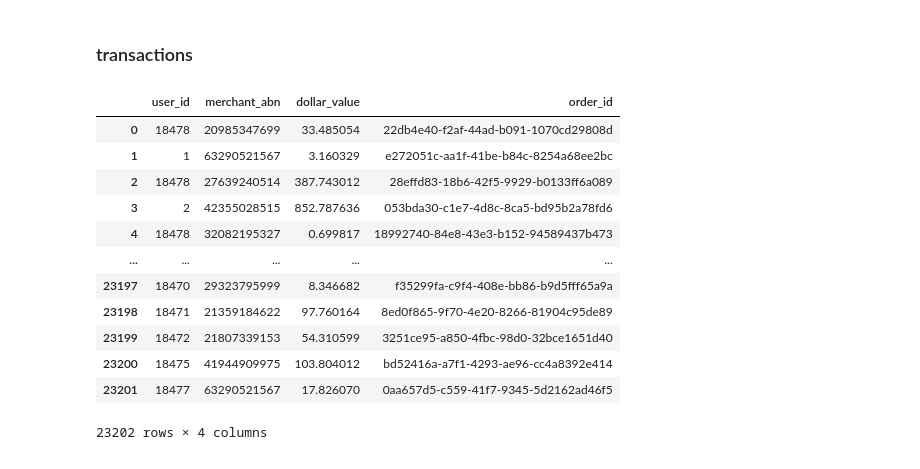
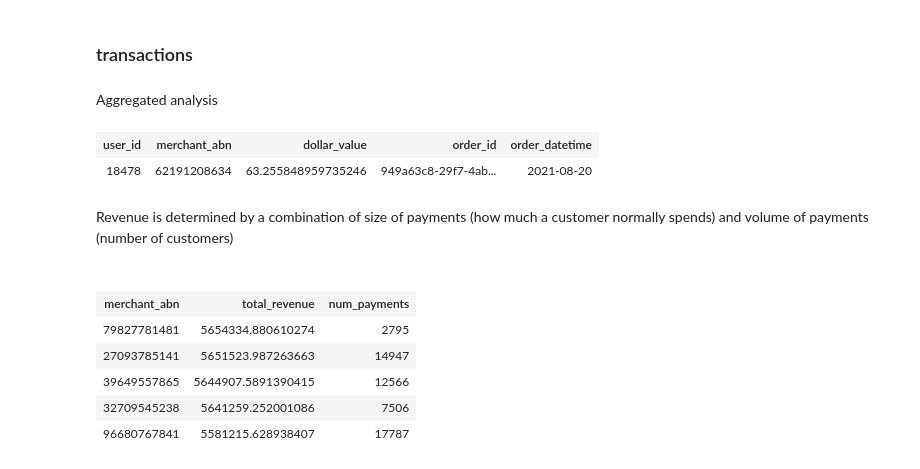
Before and after one commit to pommcuter/generic-buy-now-pay-later-project, a Jupyter notebook: notebooks/exploratory_analysis.ipynb, the cells around one changed output. Drawn from its saved outputs; the diff is of its cells as text; code cells hidden in the pictures.

```diff
--- a/notebooks/exploratory_analysis.ipynb
+++ b/notebooks/exploratory_analysis.ipynb
@@ -89,19 +76,5 @@ merchant_abn    4026
 dtype: int64
 # %% [markdown]
 ### transactions
-# %%
-transactions_df
-# %% [output]
-|  | user_id | merchant_abn | dollar_value | order_id |
-| 0 | 18478 | 20985347699 | 33.485054 | 22db4e40-f2af-44ad-b091-1070cd29808d |
-| 1 | 1 | 63290521567 | 3.160329 | e272051c-aa1f-41be-b84c-8254a68ee2bc |
-| 2 | 18478 | 27639240514 | 387.743012 | 28effd83-18b6-42f5-9929-b0133ff6a089 |
-| 3 | 2 | 42355028515 | 852.787636 | 053bda30-c1e7-4d8c-8ca5-bd95b2a78fd6 |
-| 4 | 18478 | 32082195327 | 0.699817 | 18992740-84e8-43e3-b152-94589437b473 |
-| ... | ... | ... | ... | ... |
-| 23197 | 18470 | 29323795999 | 8.346682 | f35299fa-c9f4-408e-bb86-b9d5fff65a9a |
-| 23198 | 18471 | 21359184622 | 97.760164 | 8ed0f865-9f70-4e20-8266-81904c95de89 |
-| 23199 | 18472 | 21807339153 | 54.310599 | 3251ce95-a850-4fbc-98d0-32bce1651d40 |
-| 23200 | 18475 | 41944909975 | 103.804012 | bd52416a-a7f1-4293-ae96-cc4a8392e414 |
-| 23201 | 18477 | 63290521567 | 17.826070 | 0aa657d5-c559-41f7-9345-5d2162ad46f5 |
-23202 rows × 4 columns
+# %% [markdown]
+Aggregated analysis
@@ -107,0 +89,24 @@ transactions_df
+# %%
+transactions_sdf.limit(1)
+# %% [output]
+| user_id | merchant_abn | dollar_value | order_id | order_datetime |
+| 18478 | 62191208634 | 63.255848959735246 | 949a63c8-29f7-4ab... | 2021-08-20 |
+# %%
+# Top earning merchants on 2020-08-27
+merchant_totals_sdf = transactions_sdf.groupBy(
+    'merchant_abn'
+    ).agg(
+        F.sum('dollar_value').alias('total_revenue'), F.count('order_id').alias('num_payments')
+    )
+# %% [markdown]
+Revenue is determined by a combination of size of payments (how much a customer normally spends) and volume of payments (number of customers)<br><br>
+# %%
+# Top 5 merchants by revenue
+merchant_totals_sdf.sort(F.col('total_revenue').desc()).limit(5)
+# %% [output]
+| merchant_abn | total_revenue | num_payments |
+| 79827781481 | 5654334.880610274 | 2795 |
+| 27093785141 | 5651523.987263663 | 14947 |
+| 39649557865 | 5644907.5891390415 | 12566 |
+| 32709545238 | 5641259.252001086 | 7506 |
+| 96680767841 | 5581215.628938407 | 17787 |
```
Also changed, not shown: parts of 17 cells of this notebook.
